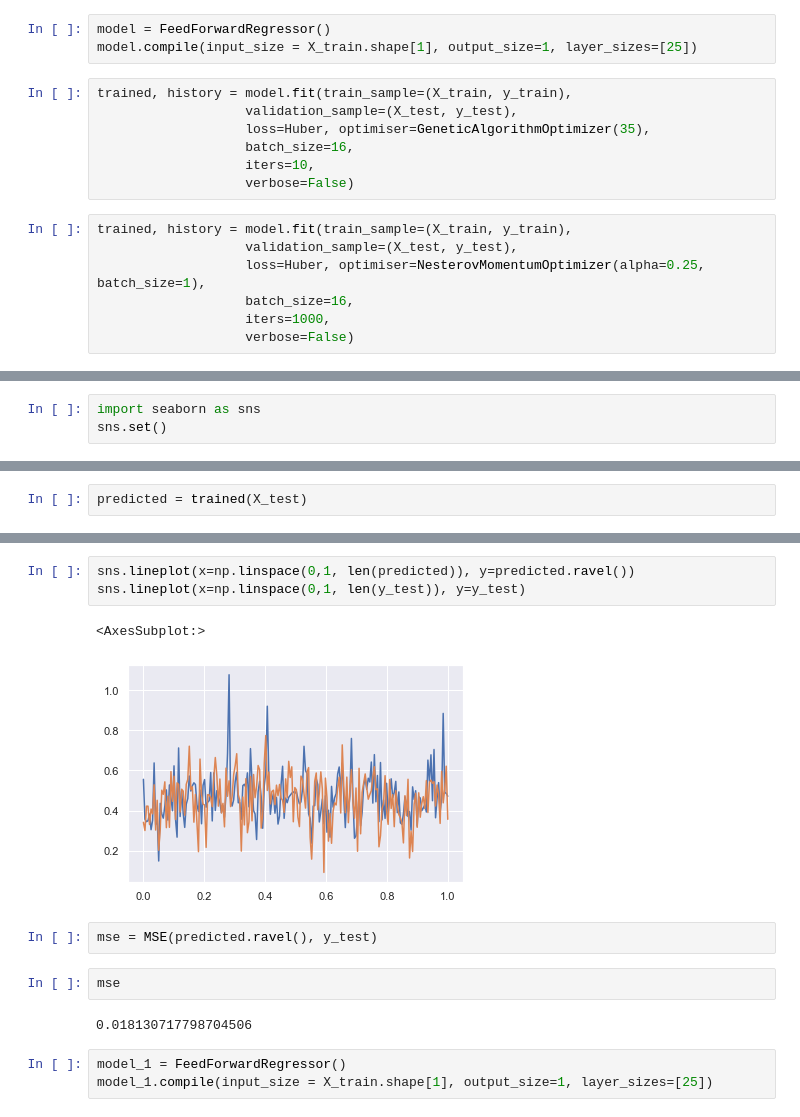
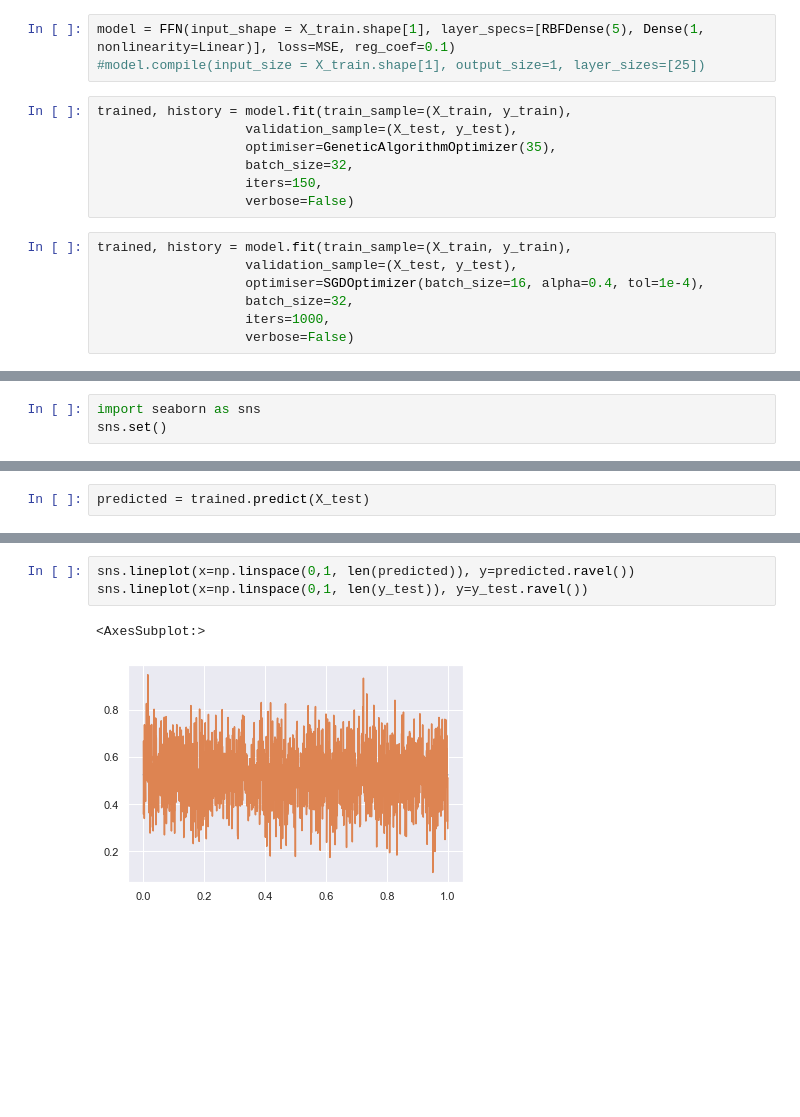
Before and after one commit to tupoylogin/Neural_Net_Genetic_Alg, a Jupyter notebook: Untitled.ipynb, the cells around one changed output, grey strips where cells are left out. Drawn from its saved outputs; the diff is of its cells as text; blank space fills up the shorter version.

```diff
--- a/Untitled.ipynb
+++ b/Untitled.ipynb
@@ -17,17 +18,17 @@ y_test = y[1000:1200]
 # %%
-model = FeedForwardRegressor()
-model.compile(input_size = X_train.shape[1], output_size=1, layer_sizes=[25])
+model = FFN(input_shape = X_train.shape[1], layer_specs=[RBFDense(5), Dense(1, nonlinearity=Linear)], loss=MSE, reg_coef=0.1)
+#model.compile(input_size = X_train.shape[1], output_size=1, layer_sizes=[25])
 # %%
 trained, history = model.fit(train_sample=(X_train, y_train),
                    validation_sample=(X_test, y_test),
-                   loss=Huber, optimiser=GeneticAlgorithmOptimizer(35),
-                   batch_size=16,
-                   iters=10,
+                   optimiser=GeneticAlgorithmOptimizer(35),
+                   batch_size=32,
+                   iters=150,
                    verbose=False)
 # %%
 trained, history = model.fit(train_sample=(X_train, y_train),
                    validation_sample=(X_test, y_test),
-                   loss=Huber, optimiser=NesterovMomentumOptimizer(alpha=0.25, batch_size=1),
-                   batch_size=16,
+                   optimiser=SGDOptimizer(batch_size=16, alpha=0.4, tol=1e-4),
+                   batch_size=32,
                    iters=1000,
                    verbose=False)
@@ -50,2 +69,2 @@ sns.lineplot(x='iteration', y='validation_loss', data=pd.DataFrame(history))
 # %%
-predicted = trained(X_test)
+predicted = trained.predict(X_test)
@@ -52,15 +88,6 @@ predicted = trained(X_test)
 # %%
 sns.lineplot(x=np.linspace(0,1, len(predicted)), y=predicted.ravel())
-sns.lineplot(x=np.linspace(0,1, len(y_test)), y=y_test)
+sns.lineplot(x=np.linspace(0,1, len(y_test)), y=y_test.ravel())
 # %% [output]
 <AxesSubplot:>
-[figure, old version]
+[figure, new version]
-# %%
-mse = MSE(predicted.ravel(), y_test)
-# %%
-mse
-# %% [output]
-0.018130717798704506
-# %%
-model_1 = FeedForwardRegressor()
-model_1.compile(input_size = X_train.shape[1], output_size=1, layer_sizes=[25])
```
Also changed, not shown: parts of 15 cells of this notebook.
